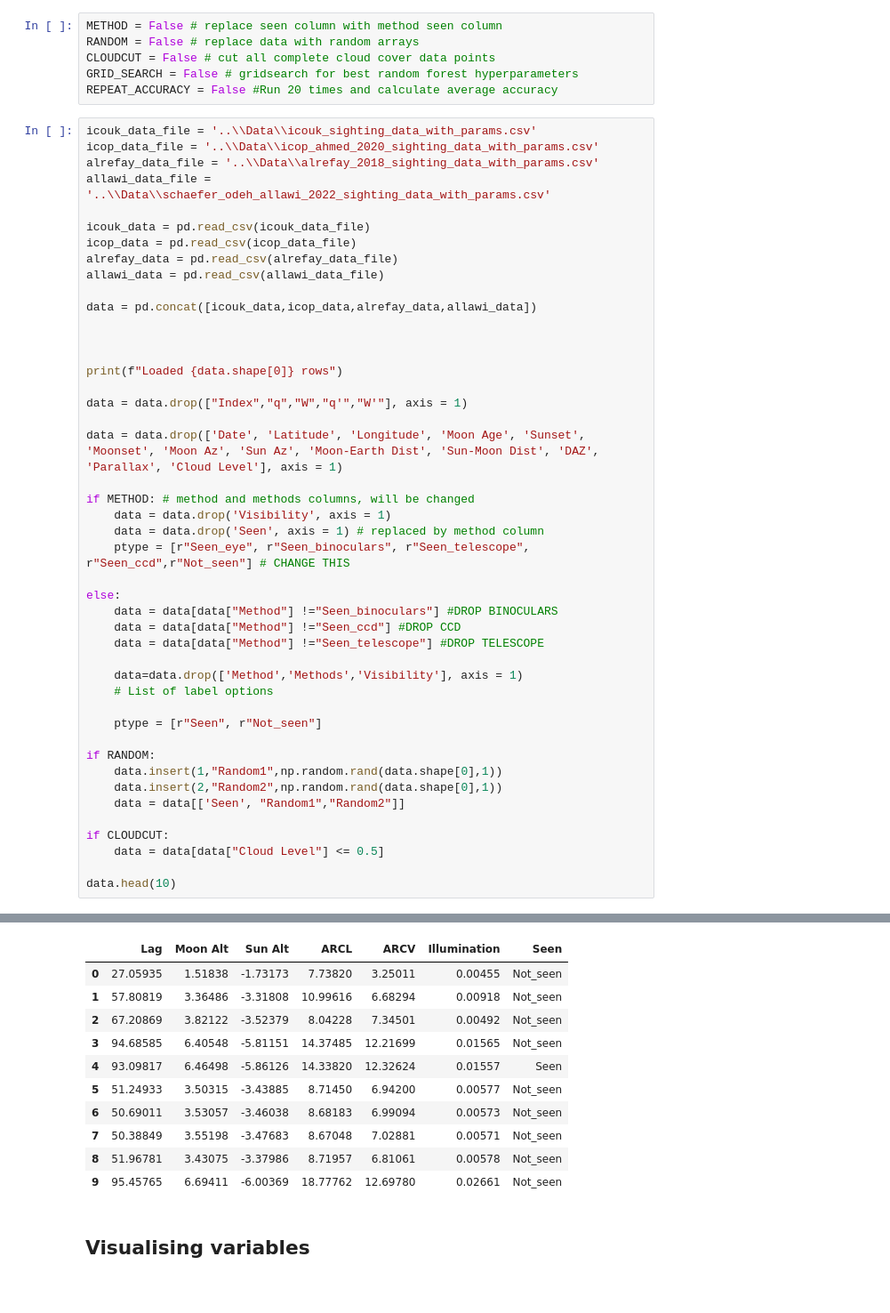
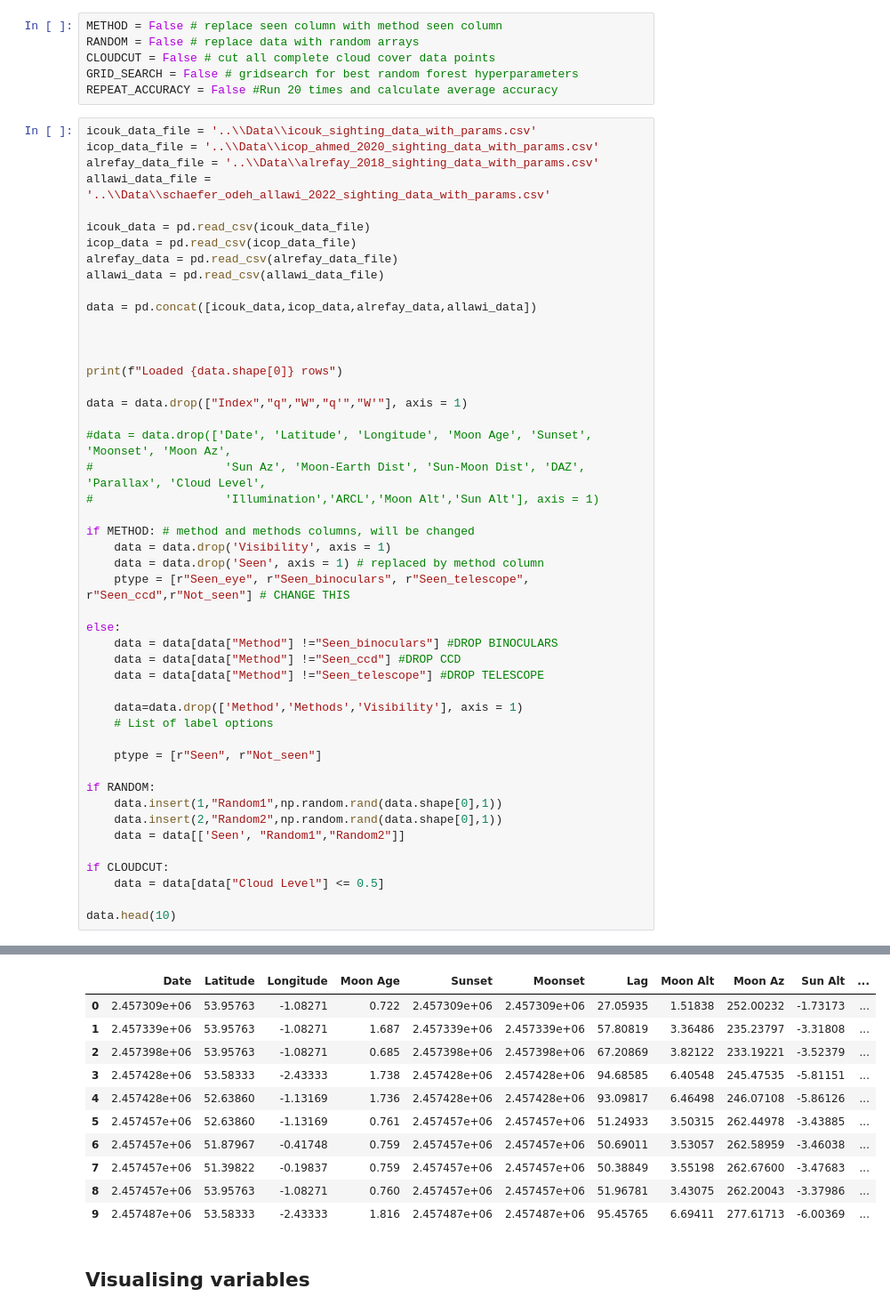
Before and after one commit to EmmaAlexander/mphys-moon, a Jupyter notebook: Code/moon_visibility_ML.ipynb, the cells around one changed output, grey strips where cells are left out. Shown at 89% size. Saved outputs shown, nothing was run; the diff lists cells and outputs as text.

```diff
--- a/Code/moon_visibility_ML.ipynb
+++ b/Code/moon_visibility_ML.ipynb
@@ -43,45 +43,47 @@ print(f"Loaded {data.shape[0]} rows")
 
 data = data.drop(["Index","q","W","q'","W'"], axis = 1)
 
-data = data.drop(['Date', 'Latitude', 'Longitude', 'Moon Age', 'Sunset', 'Moonset', 'Moon Az', 'Sun Az', 'Moon-Earth Dist', 'Sun-Moon Dist', 'DAZ', 'Parallax', 'Cloud Level'], axis = 1)
+#data = data.drop(['Date', 'Latitude', 'Longitude', 'Moon Age', 'Sunset', 'Moonset', 'Moon Az',
+#                   'Sun Az', 'Moon-Earth Dist', 'Sun-Moon Dist', 'DAZ', 'Parallax', 'Cloud Level',
+#                   'Illumination','ARCL','Moon Alt','Sun Alt'], axis = 1)
 
 if METHOD: # method and methods columns, will be changed
     data = data.drop('Visibility', axis = 1)
     data = data.drop('Seen', axis = 1) # replaced by method column
     ptype = [r"Seen_eye", r"Seen_binoculars", r"Seen_telescope", r"Seen_ccd",r"Not_seen"] # CHANGE THIS
 
 else:
     data = data[data["Method"] !="Seen_binoculars"] #DROP BINOCULARS
     data = data[data["Method"] !="Seen_ccd"] #DROP CCD
     data = data[data["Method"] !="Seen_telescope"] #DROP TELESCOPE
 
     data=data.drop(['Method','Methods','Visibility'], axis = 1)
     # List of label options
 
     ptype = [r"Seen", r"Not_seen"]
 
 if RANDOM:
     data.insert(1,"Random1",np.random.rand(data.shape[0],1))
     data.insert(2,"Random2",np.random.rand(data.shape[0],1))
     data = data[['Seen', "Random1","Random2"]]
 
 if CLOUDCUT:
     data = data[data["Cloud Level"] <= 0.5]
 
 data.head(10)
 # %% [output]
 Loaded 3626 rows
-|  | Lag | Moon Alt | Sun Alt | ARCL | ARCV | Illumination | Seen |
-| 0 | 27.05935 | 1.51838 | -1.73173 | 7.73820 | 3.25011 | 0.00455 | Not_seen |
-| 1 | 57.80819 | 3.36486 | -3.31808 | 10.99616 | 6.68294 | 0.00918 | Not_seen |
-| 2 | 67.20869 | 3.82122 | -3.52379 | 8.04228 | 7.34501 | 0.00492 | Not_seen |
-| 3 | 94.68585 | 6.40548 | -5.81151 | 14.37485 | 12.21699 | 0.01565 | Not_seen |
-| 4 | 93.09817 | 6.46498 | -5.86126 | 14.33820 | 12.32624 | 0.01557 | Seen |
-| 5 | 51.24933 | 3.50315 | -3.43885 | 8.71450 | 6.94200 | 0.00577 | Not_seen |
-| 6 | 50.69011 | 3.53057 | -3.46038 | 8.68183 | 6.99094 | 0.00573 | Not_seen |
-| 7 | 50.38849 | 3.55198 | -3.47683 | 8.67048 | 7.02881 | 0.00571 | Not_seen |
-| 8 | 51.96781 | 3.43075 | -3.37986 | 8.71957 | 6.81061 | 0.00578 | Not_seen |
-| 9 | 95.45765 | 6.69411 | -6.00369 | 18.77762 | 12.69780 | 0.02661 | Not_seen |
+|  | Date | Latitude | Longitude | Moon Age | Sunset | Moonset | Lag | Moon Alt | Moon Az | Sun Alt | ... |
+| 0 | 2.457309e+06 | 53.95763 | -1.08271 | 0.722 | 2.457309e+06 | 2.457309e+06 | 27.05935 | 1.51838 | 252.00232 | -1.73173 | ... |
+| 1 | 2.457339e+06 | 53.95763 | -1.08271 | 1.687 | 2.457339e+06 | 2.457339e+06 | 57.80819 | 3.36486 | 235.23797 | -3.31808 | ... |
+| 2 | 2.457398e+06 | 53.95763 | -1.08271 | 0.685 | 2.457398e+06 | 2.457398e+06 | 67.20869 | 3.82122 | 233.19221 | -3.52379 | ... |
+| 3 | 2.457428e+06 | 53.58333 | -2.43333 | 1.738 | 2.457428e+06 | 2.457428e+06 | 94.68585 | 6.40548 | 245.47535 | -5.81151 | ... |
+| 4 | 2.457428e+06 | 52.63860 | -1.13169 | 1.736 | 2.457428e+06 | 2.457428e+06 | 93.09817 | 6.46498 | 246.07108 | -5.86126 | ... |
+| 5 | 2.457457e+06 | 52.63860 | -1.13169 | 0.761 | 2.457457e+06 | 2.457457e+06 | 51.24933 | 3.50315 | 262.44978 | -3.43885 | ... |
+| 6 | 2.457457e+06 | 51.87967 | -0.41748 | 0.759 | 2.457457e+06 | 2.457457e+06 | 50.69011 | 3.53057 | 262.58959 | -3.46038 | ... |
+| 7 | 2.457457e+06 | 51.39822 | -0.19837 | 0.759 | 2.457457e+06 | 2.457457e+06 | 50.38849 | 3.55198 | 262.67600 | -3.47683 | ... |
+| 8 | 2.457457e+06 | 53.95763 | -1.08271 | 0.760 | 2.457457e+06 | 2.457457e+06 | 51.96781 | 3.43075 | 262.20043 | -3.37986 | ... |
+| 9 | 2.457487e+06 | 53.58333 | -2.43333 | 1.816 | 2.457487e+06 | 2.457487e+06 | 95.45765 | 6.69411 | 277.61713 | -6.00369 | ... |
 # %% [markdown]
 ## Visualising variables
 # %%
```
Also changed, not shown: parts of 7 cells of this notebook, 2 other files.
